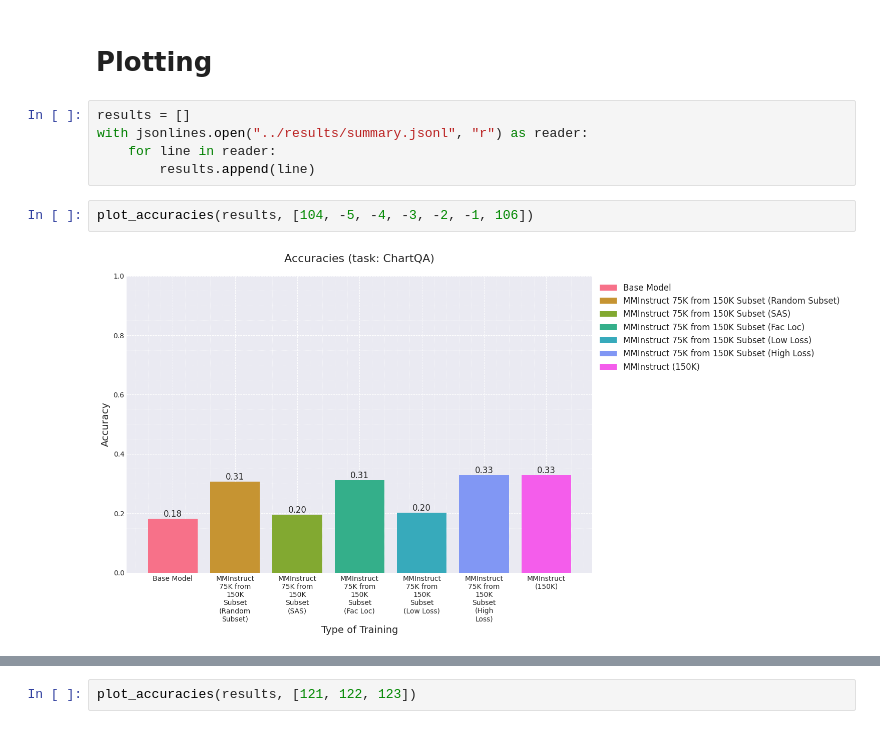
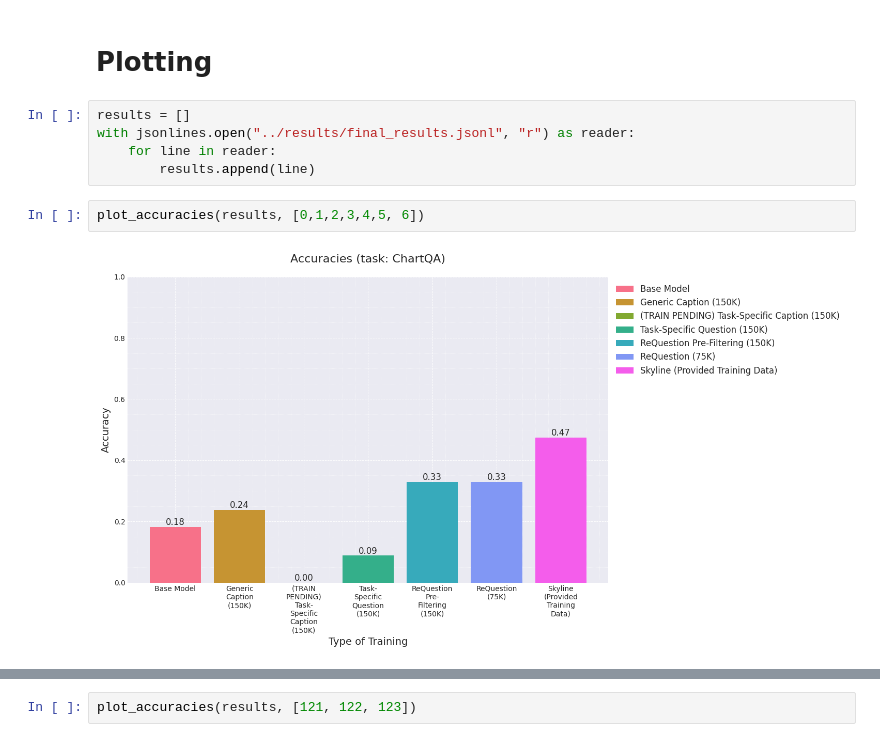
Before and after one commit to sjoshi804/MM-Gen, a Jupyter notebook: notebooks/plot_results.ipynb, the cells around one changed output, grey strips where cells are left out. Drawn from its saved outputs; the diff is of its cells as text.

Commit message:
plot results

```diff
--- a/notebooks/plot_results.ipynb
+++ b/notebooks/plot_results.ipynb
@@ -373,10 +373,10 @@ def append_to_jsonl_file(json_objects, output_file_path):
 # Plotting
 # %%
 results = []
-with jsonlines.open("../results/summary.jsonl", "r") as reader:
+with jsonlines.open("../results/final_results.jsonl", "r") as reader:
     for line in reader:
         results.append(line)
-# %%
-plot_accuracies(results, [104, -5, -4, -3, -2, -1, 106])
-# %% [output]
-[figure, removed]
+# %%
+plot_accuracies(results, [0,1,2,3,4,5, 6])
+# %% [output]
+[figure, added]
```
Also changed, not shown: parts of 2 cells of this notebook, 1 other file.
